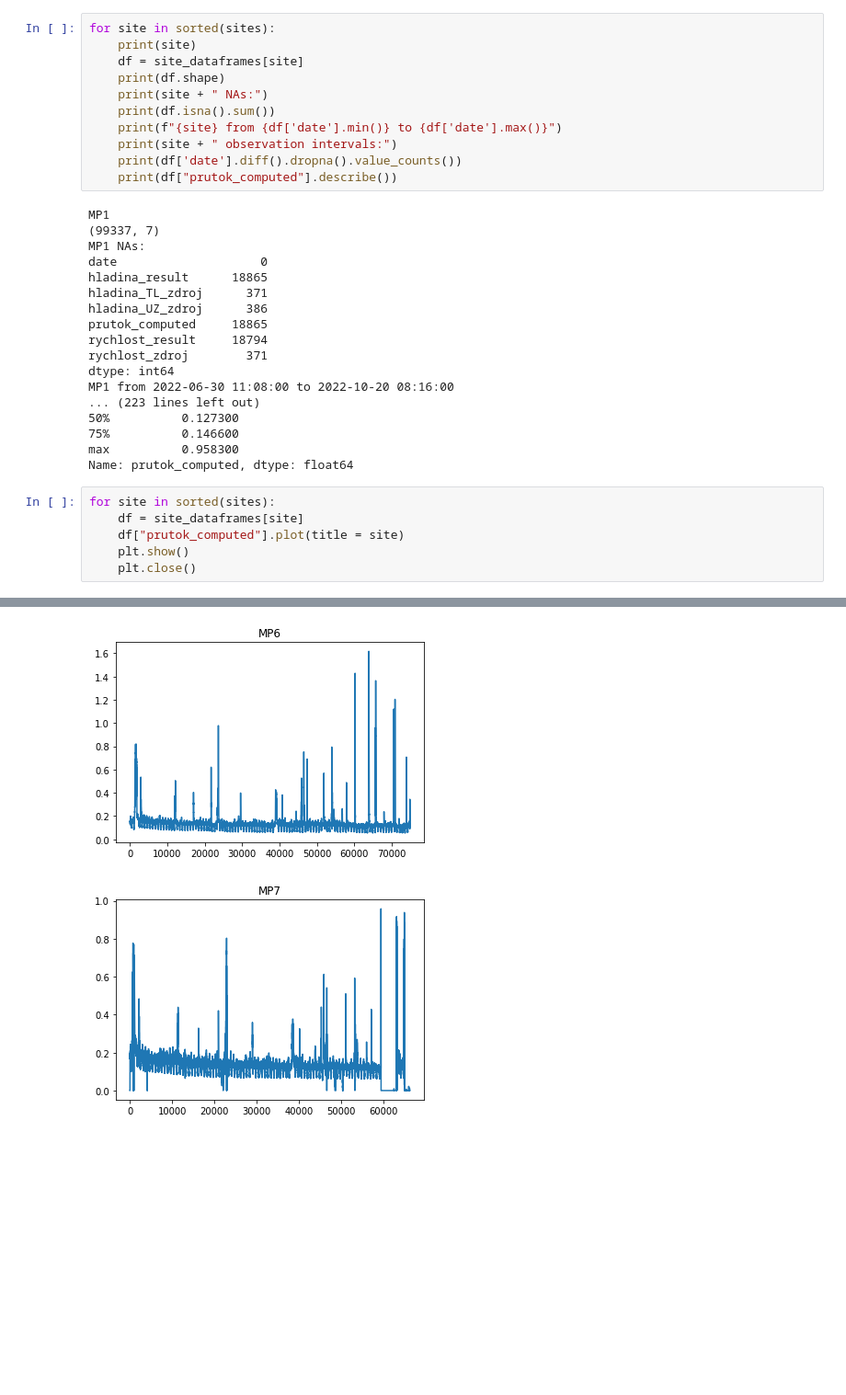
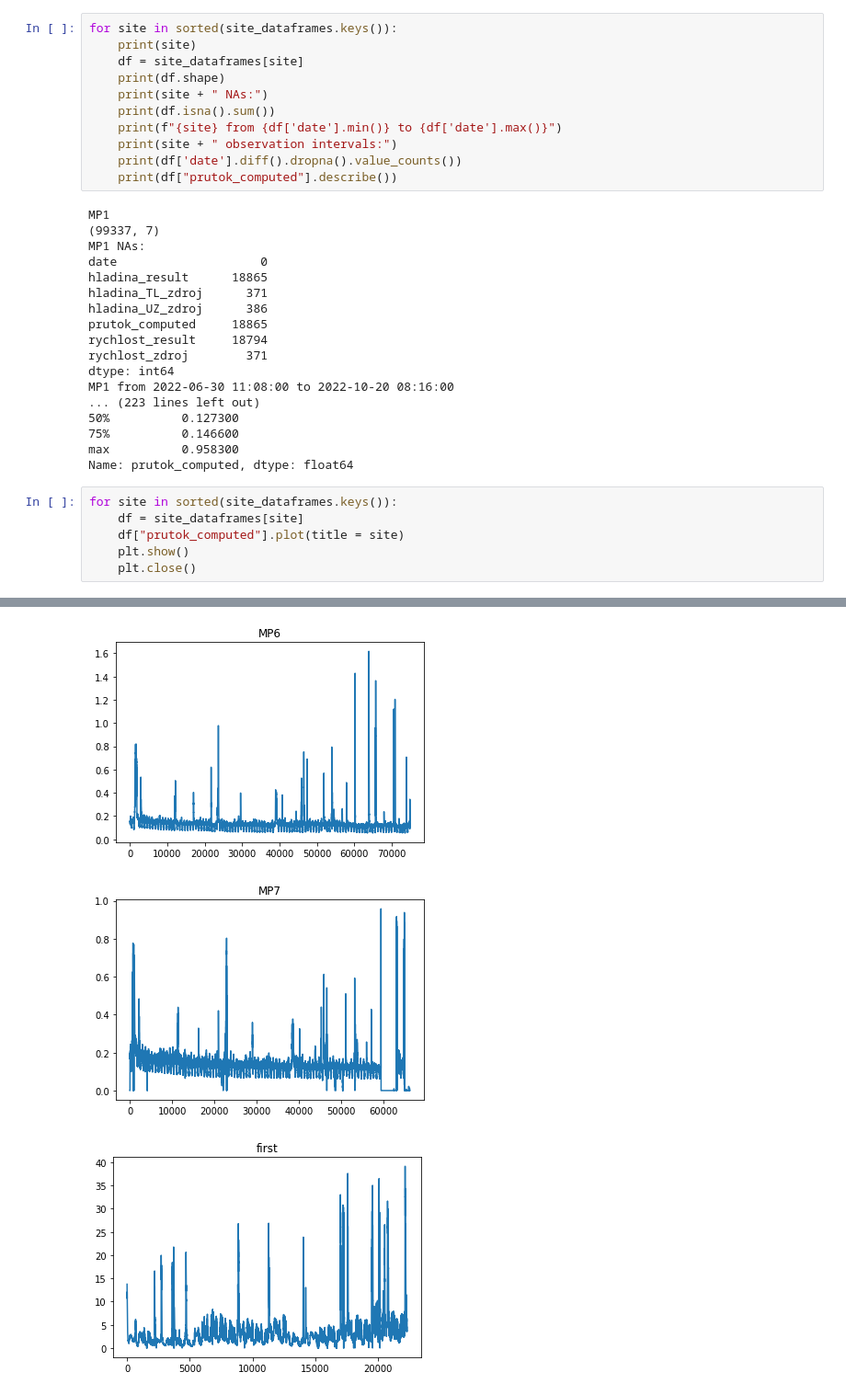
Before and after one commit to macejova/Ecox-seminar-project, a Jupyter notebook: Ecox seminar project 2.ipynb, the cells around one changed output, grey strips where cells are left out. Shown: that part at 92% size. Cells and saved outputs as stored; diff of their text form; blank space fills up the shorter version.

```diff
--- a/Ecox seminar project 2.ipynb
+++ b/Ecox seminar project 2.ipynb
@@ -68,5 +579,5 @@ site_dataframes[list(sites)[i]]
 # %%
-for site in sorted(sites):
+for site in sorted(site_dataframes.keys()):
     print(site)
     df = site_dataframes[site]
     print(df.shape)
@@ -95,16 +606,17 @@ MP1 from 2022-06-30 11:08:00 to 2022-10-20 08:16:00
 max          0.958300
 Name: prutok_computed, dtype: float64
 # %%
-for site in sorted(sites):
+for site in sorted(site_dataframes.keys()):
     df = site_dataframes[site]
     df["prutok_computed"].plot(title = site)
     plt.show()
     plt.close()
 # %% [output]
 [figure]
 [figure]
 [figure]
 [figure]
 [figure]
 [figure]
 [figure]
+[figure, added]
```
Also changed, not shown: parts of 21 cells of this notebook.
